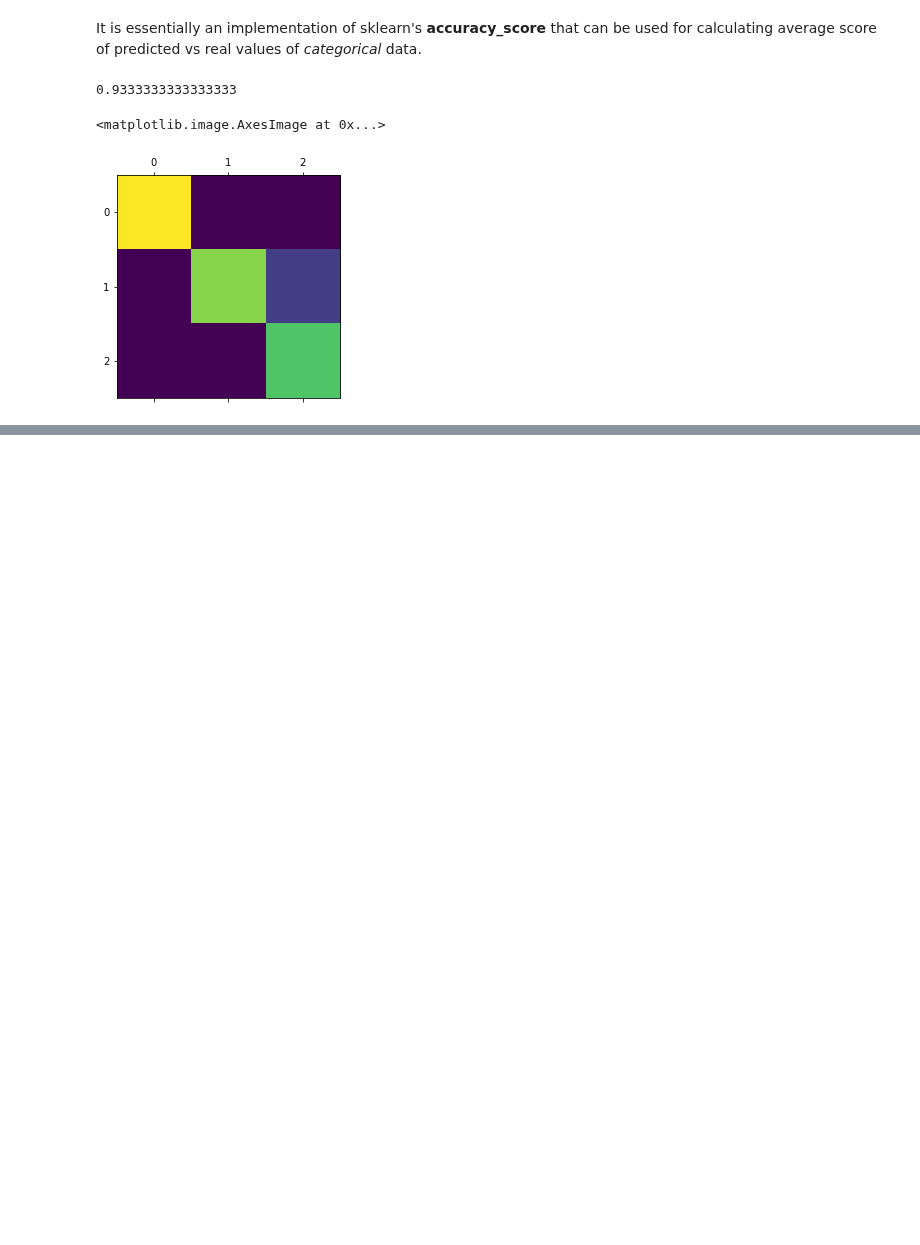
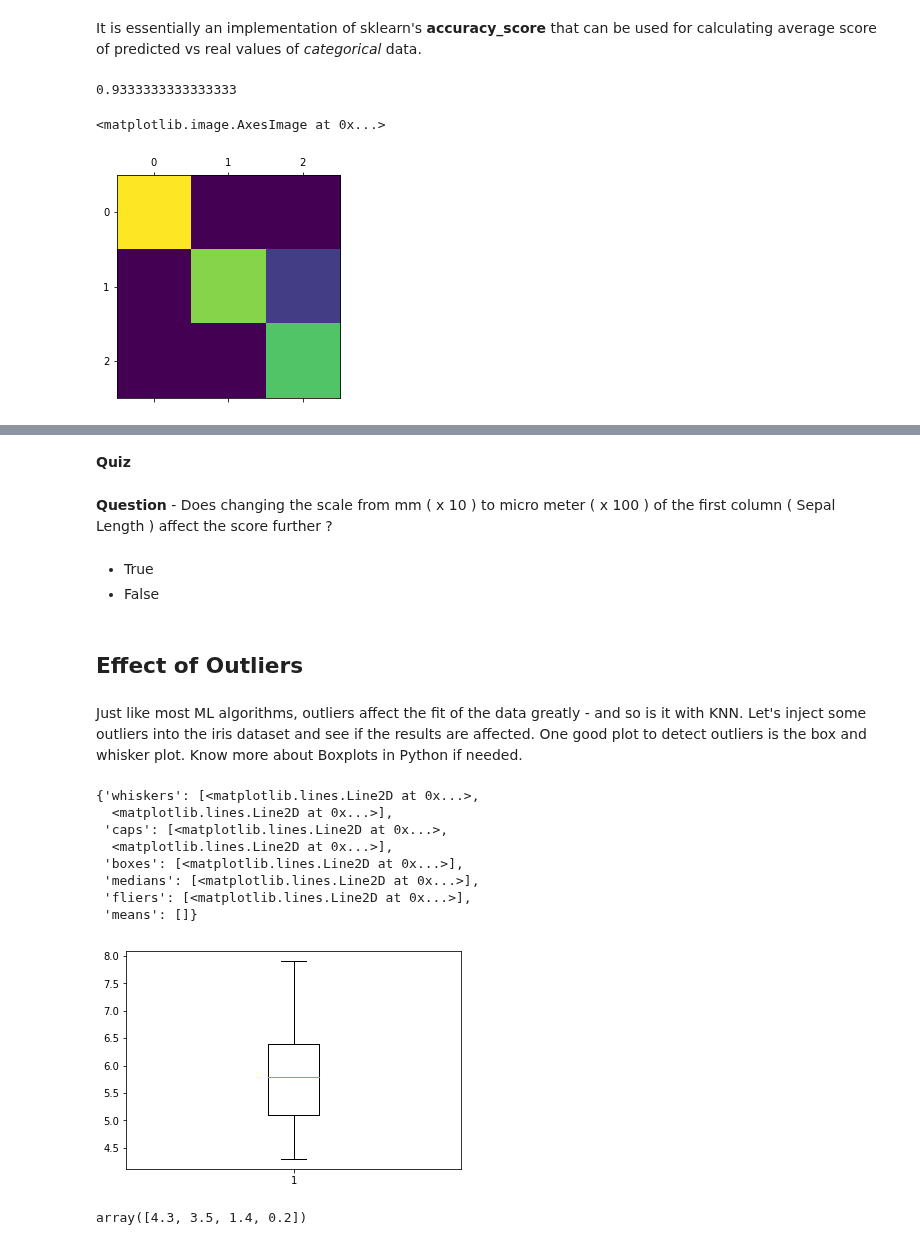
Before and after one commit to hotcode002/Machine-Learning-with-Python, a Jupyter notebook: week_2_math/day_9_classification/knn_classification.ipynb, the cells around one changed output, grey strips where cells are left out. Saved outputs shown, nothing was run; the diff lists cells and outputs as text; code cells hidden in the pictures; blank space fills up the shorter version.

```diff
--- a/week_2_math/day_9_classification/knn_classification.ipynb
+++ b/week_2_math/day_9_classification/knn_classification.ipynb
@@ -352,0 +476,5 @@ plt.matshow(cm)
+# %%
+from sklearn import datasets
+
+iris = datasets.load_iris()
+iris.data[0:5,:]
@@ -352,0 +530,28 @@ plt.matshow(cm)
+# %% [markdown]
+**Quiz**
+# %% [markdown]
+**Question** - Does changing the scale from mm ( x 10 ) to micro meter ( x 100 ) of the first column ( Sepal Length ) affect the score further ?
+# %% [markdown]
+- True
+- False
+# %% [markdown]
+## Effect of Outliers
+# %% [markdown]
+Just like most ML algorithms, outliers affect the fit of the data greatly - and so is it with KNN. Let's inject some outliers into the iris dataset and see if the results are affected. One good plot to detect outliers is the box and whisker plot. Know more about Boxplots in Python if needed.
+# %%
+plt.boxplot(iris.data[:,0])
+# %% [output]
+{'whiskers': [<matplotlib.lines.Line2D at 0x...>,
+  <matplotlib.lines.Line2D at 0x...>],
+ 'caps': [<matplotlib.lines.Line2D at 0x...>,
+  <matplotlib.lines.Line2D at 0x...>],
+ 'boxes': [<matplotlib.lines.Line2D at 0x...>],
+ 'medians': [<matplotlib.lines.Line2D at 0x...>],
+ 'fliers': [<matplotlib.lines.Line2D at 0x...>],
+ 'means': []}
+[figure, added]
+# %%
+iris_data_new = iris.data.copy()
+iris_data_new[0,:]
+# %% [output]
+array([4.3, 3.5, 1.4, 0.2])
```
Also changed, not shown: parts of 61 cells of this notebook, 15 other files.
